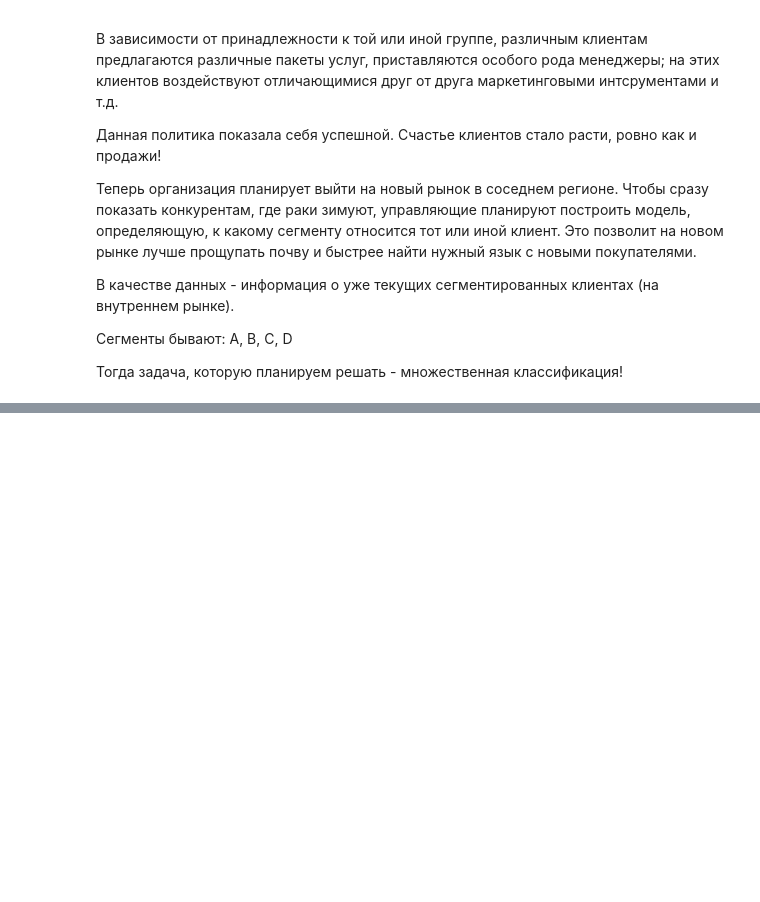
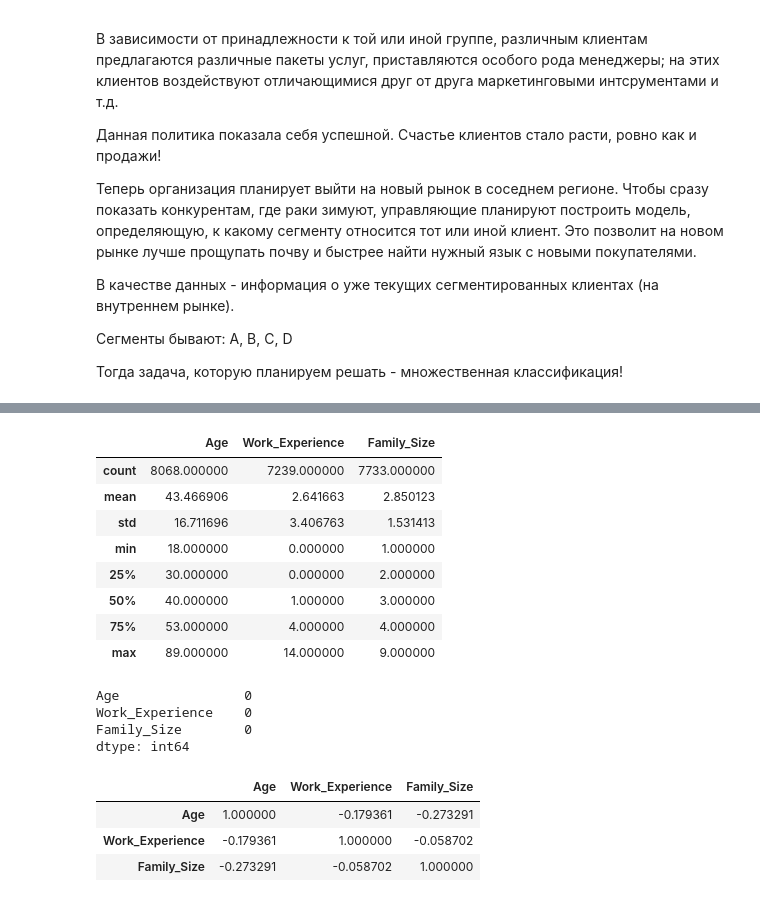
Before and after one commit to EgorSotn/Practice-ML, a Jupyter notebook: practice_14.ipynb, the cells around one changed output, grey strips where cells are left out. Drawn from its saved outputs; the diff is of its cells as text; code cells hidden in the pictures; blank space fills up the shorter version.

```diff
--- a/practice_14.ipynb
+++ b/practice_14.ipynb
@@ -51,0 +133,14 @@ df.shape
+# %%
+### Есть ли пропуски?
+
+df.describe()
+# %% [output]
+|  | Age | Work_Experience | Family_Size |
+| count | 8068.000000 | 7239.000000 | 7733.000000 |
+| mean | 43.466906 | 2.641663 | 2.850123 |
+| std | 16.711696 | 3.406763 | 1.531413 |
+| min | 18.000000 | 0.000000 | 1.000000 |
+| 25% | 30.000000 | 0.000000 | 2.000000 |
+| 50% | 40.000000 | 1.000000 | 3.000000 |
+| 75% | 53.000000 | 4.000000 | 4.000000 |
+| max | 89.000000 | 14.000000 | 9.000000 |
@@ -51,0 +152,14 @@ df.shape
+# %%
+df[numeric_columns].isna().sum()
+# %% [output]
+Age                0
+Work_Experience    0
+Family_Size        0
+dtype: int64
+# %%
+df[numeric_columns].corr()
+# %% [output]
+|  | Age | Work_Experience | Family_Size |
+| Age | 1.000000 | -0.179361 | -0.273291 |
+| Work_Experience | -0.179361 | 1.000000 | -0.058702 |
+| Family_Size | -0.273291 | -0.058702 | 1.000000 |
```
Also changed, not shown: parts of 15 cells of this notebook.
